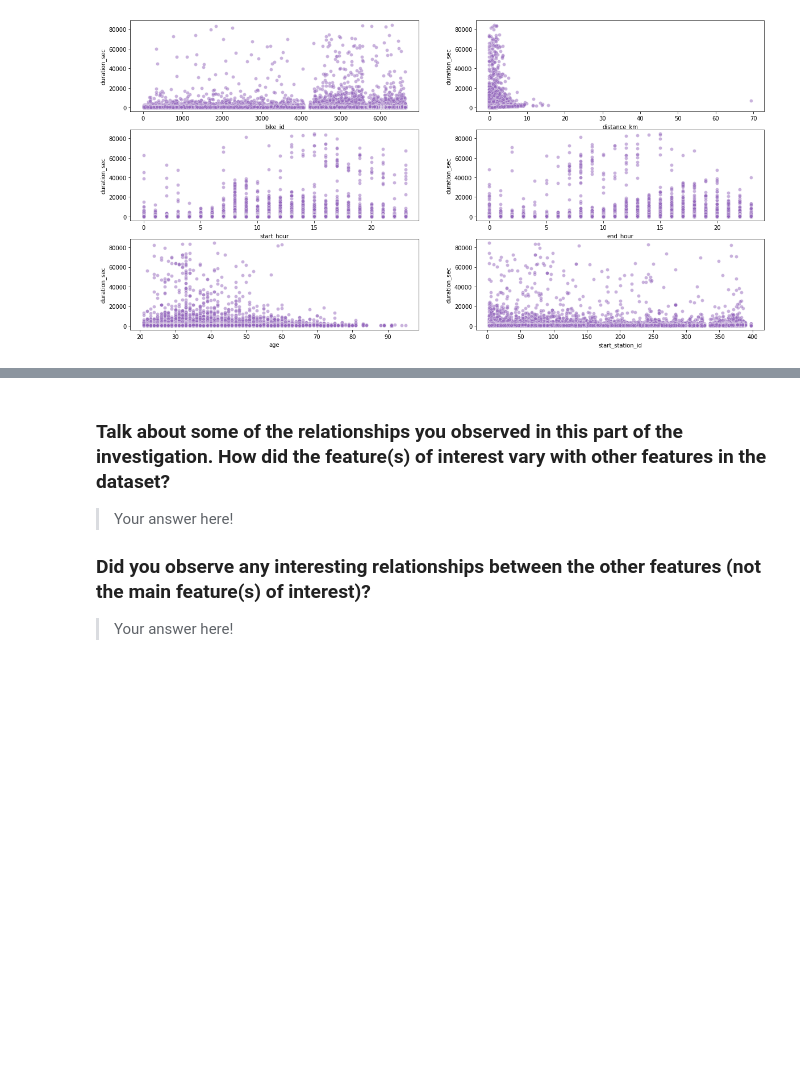
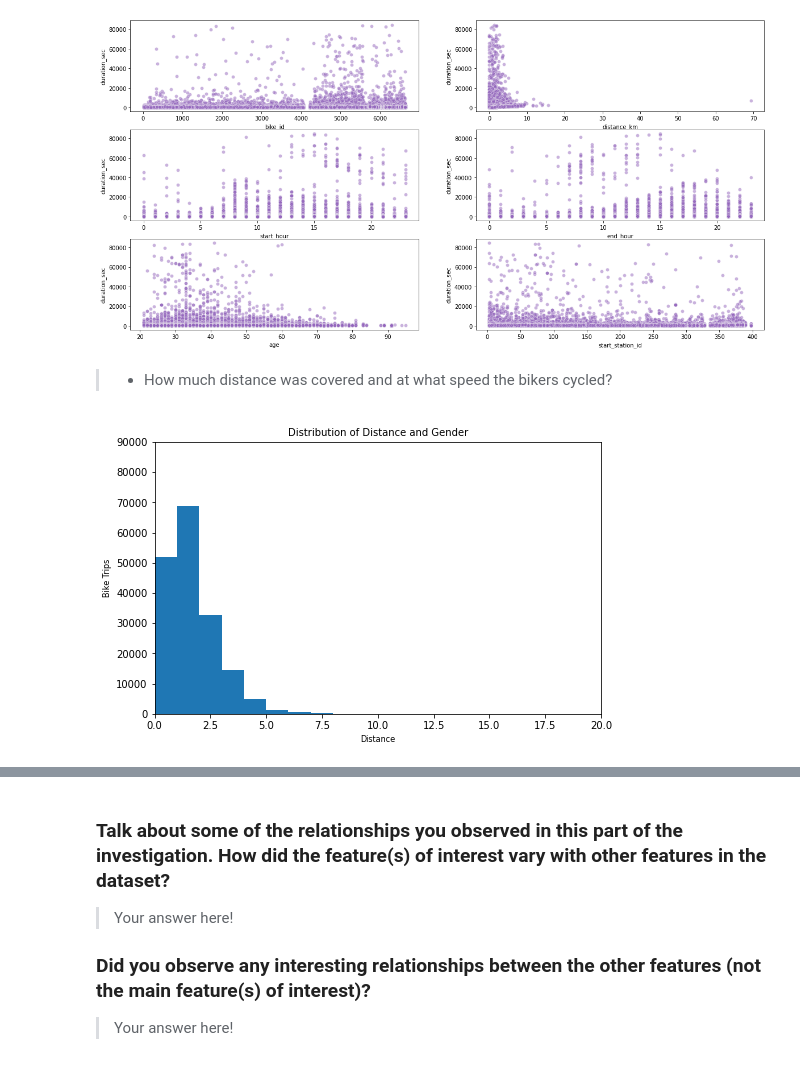
Before and after one commit to Chinomnso-Chinedum/Ford-GoBike, a Jupyter notebook: Part_I_exploration_template.ipynb, the cells around one changed output, grey strips where cells are left out. Saved outputs shown, nothing was run; the diff lists cells and outputs as text; code cells hidden in the pictures; blank space fills up the shorter version.

```diff
--- a/Part_I_exploration_template.ipynb
+++ b/Part_I_exploration_template.ipynb
@@ -419,3 +451,20 @@ for i in range(nrows):
         sb.scatterplot(data=ford_df,y=ford_df['duration_sec'],x=ford_df[cols[i*ncols+j]],color=color, ax = ax[i,j],alpha=0.5)
 # %% [output]
 [figure]
+# %% [markdown]
+> - How much distance was covered and at what speed the bikers cycled?
+# %%
+# How much distance was covered
+# plotting distance
+binsize = 1
+bins = np.arange(0, ford_df['age'].astype(float).max()+binsize, binsize)
+
+plt.figure(figsize=[8, 5])
+plt.hist(data = ford_df, x='distance_km', bins = bins)
+plt.axis([0, 20, 0, 90000])
+plt.title('Distribution of Distance and Gender', fontsize=10)
+plt.ylabel('Bike Trips', fontsize=8)
+plt.xlabel('Distance', fontsize=8);
+plt.show()
+# %% [output]
+[figure, added]
```
Also changed, not shown: parts of 6 cells of this notebook.
